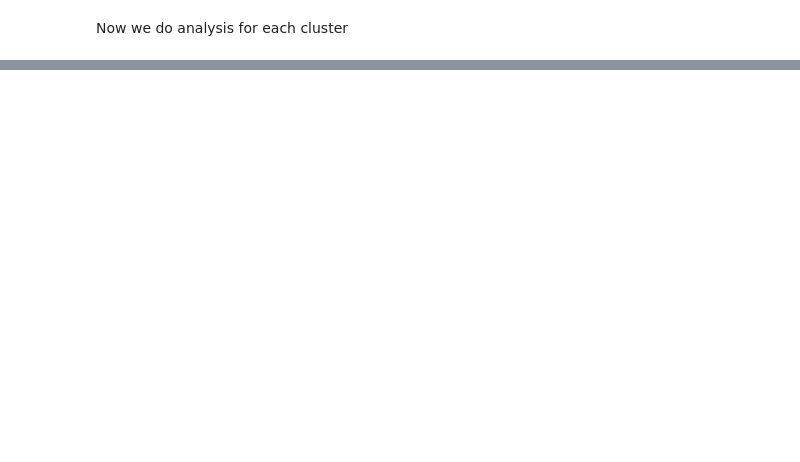
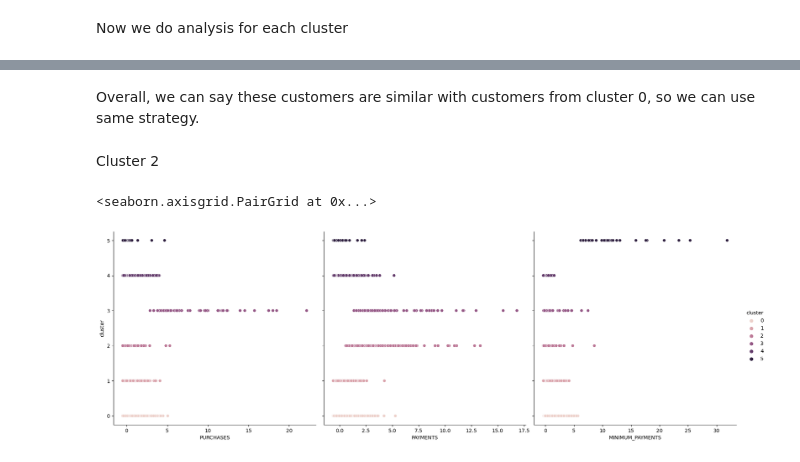
Before and after one commit to leningschulich/schulich_data_science, a Jupyter notebook: mban 6120/a2.ipynb, the cells around one changed output, grey strips where cells are left out. Drawn from its saved outputs; the diff is of its cells as text; code cells hidden in the pictures; blank space fills up the shorter version.

```diff
--- a/mban 6120/a2.ipynb
+++ b/mban 6120/a2.ipynb
@@ -359,0 +415,11 @@ sns.pairplot(data4[best_cols], hue='cluster', x_vars=['PURCHASES', 'PAYMENTS', '
+# %% [markdown]
+Overall, we can say these customers are similar with customers from cluster 0, so we can use same strategy.
+# %% [markdown]
+Cluster 2
+# %%
+sns.pairplot(data4[best_cols], hue='cluster', x_vars=['PURCHASES', 'PAYMENTS', 'MINIMUM_PAYMENTS'],
+            y_vars=['cluster'],
+            height=6, aspect=1)
+# %% [output]
+<seaborn.axisgrid.PairGrid at 0x...>
+[figure, added]
```
Also changed, not shown: parts of 30 cells of this notebook.
